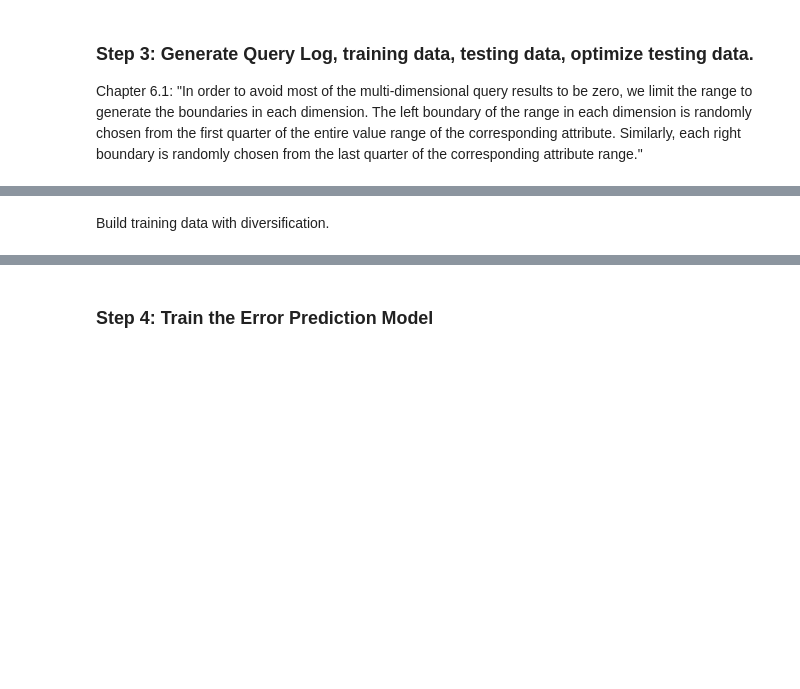
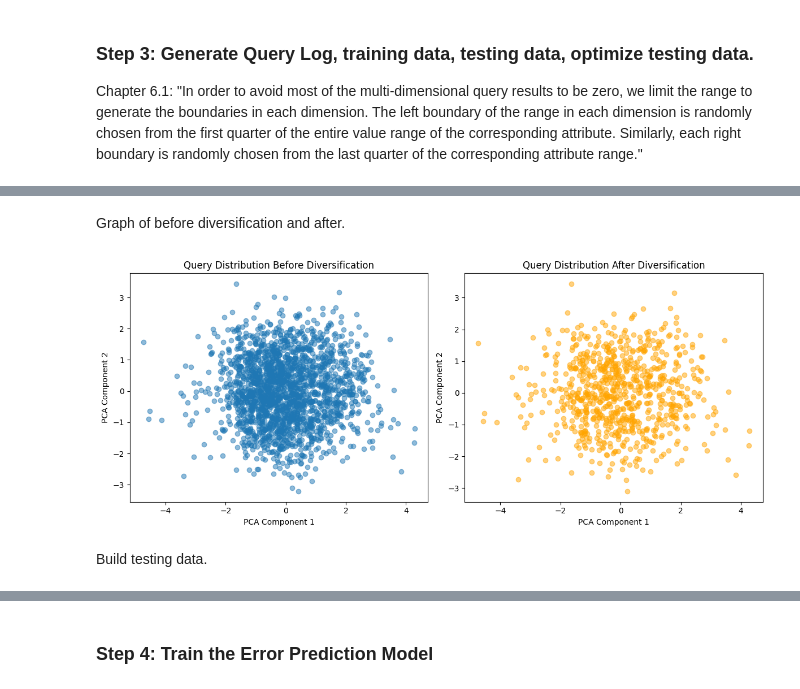
Before and after one commit to t114598020/Spatial_LAQP, a Jupyter notebook: LAQP_power.ipynb, the cells around one changed output, grey strips where cells are left out. Drawn from its saved outputs; the diff is of its cells as text; code cells hidden in the pictures; blank space fills up the shorter version.

```diff
--- a/LAQP_power.ipynb
+++ b/LAQP_power.ipynb
@@ -152,0 +88,10 @@ query_log[1022]
+# %%
+from query_generate import generate_power_query_log
+
+task = "SUM"
+# number of queries
+num_queries = 2000
+
+avg_exact, query_log = generate_power_query_log(agg_col, num_queries, data, sample, dimensions, full_data_size, avg_exact=0)
+
+query_log = generate_power_query_log(agg_col, num_queries, data, sample, dimensions, full_data_size, avg_exact=avg_exact)
@@ -152,0 +121,4 @@ query_log[1022]
+# %%
+from diversification import diversify_query_log
+
+training_data_query_log = diversify_query_log(query_log, dimensions, k=800)
@@ -153,3 +141,45 @@ query_log[1022]
+# %% [markdown]
+Graph of before diversification and after.
+# %%
+import matplotlib.pyplot as plt
+from sklearn.decomposition import PCA
+from sklearn.preprocessing import StandardScaler
+from visualization import extract_features
+
+scaler = StandardScaler()
+
+# Extract features for original and diversified
+original_features = extract_features(query_log, dimensions)
+diversified_features = extract_features(training_data_query_log, dimensions)
+
+# Standardize
+original_scaled = scaler.fit_transform(original_features)
+diversified_scaled = scaler.transform(diversified_features)  # Use same scaler for consistency
+
+# Apply PCA to reduce to 2D
+pca = PCA(n_components=2)
+original_pca = pca.fit_transform(original_scaled)
+diversified_pca = pca.transform(diversified_scaled)  # Use same PCA
+
+# Plot side by side
+fig, axes = plt.subplots(1, 2, figsize=(12, 5))
+
+# Before diversification
+axes[0].scatter(original_pca[:, 0], original_pca[:, 1], alpha=0.5)
+axes[0].set_title('Query Distribution Before Diversification')
+axes[0].set_xlabel('PCA Component 1')
+axes[0].set_ylabel('PCA Component 2')
+
+# After diversification
+axes[1].scatter(diversified_pca[:, 0], diversified_pca[:, 1], alpha=0.5, color='orange')
+axes[1].set_title('Query Distribution After Diversification')
+axes[1].set_xlabel('PCA Component 1')
+axes[1].set_ylabel('PCA Component 2')
+
+plt.tight_layout()
+plt.show()
+# %% [output]
+[figure, added]
 # %% [markdown]
-Build training data with diversification.
+Build testing data.
 # %%
```
Also changed, not shown: parts of 35 cells of this notebook, 5 other files.
